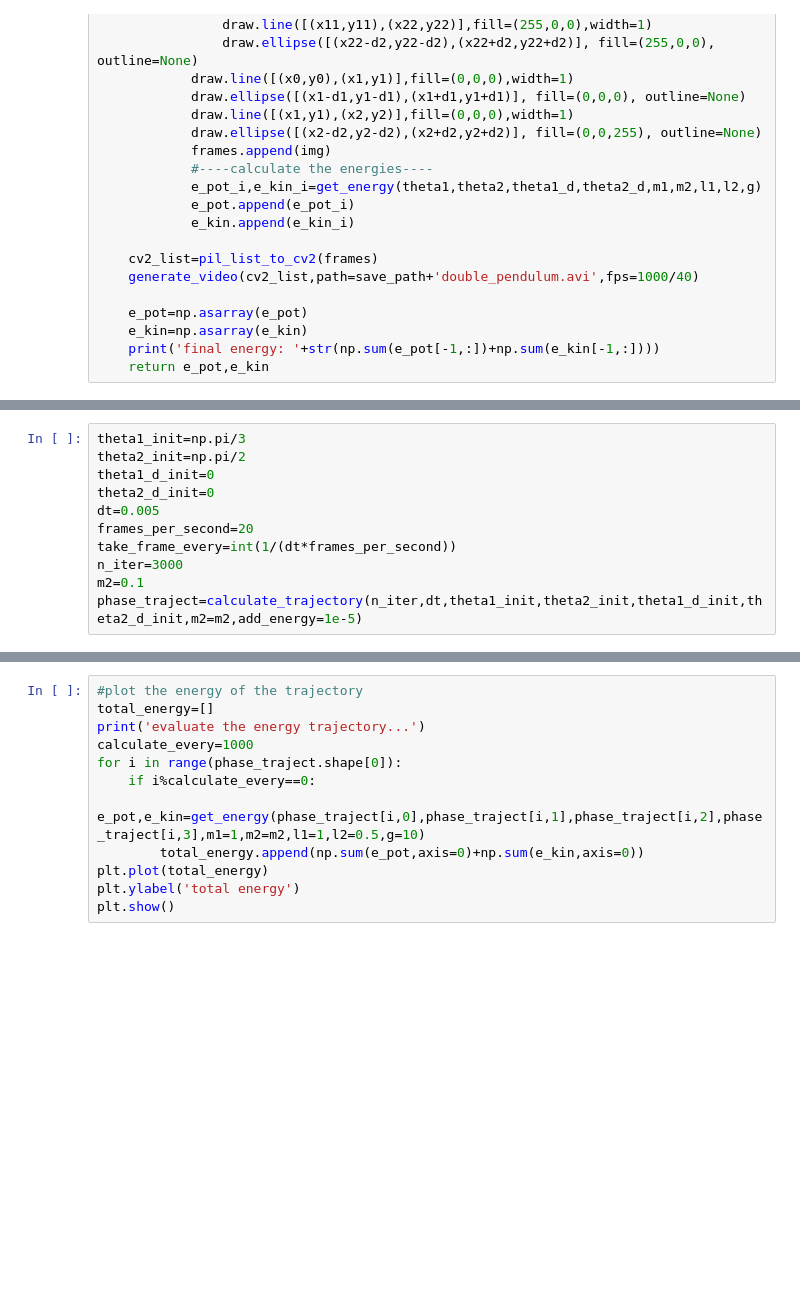
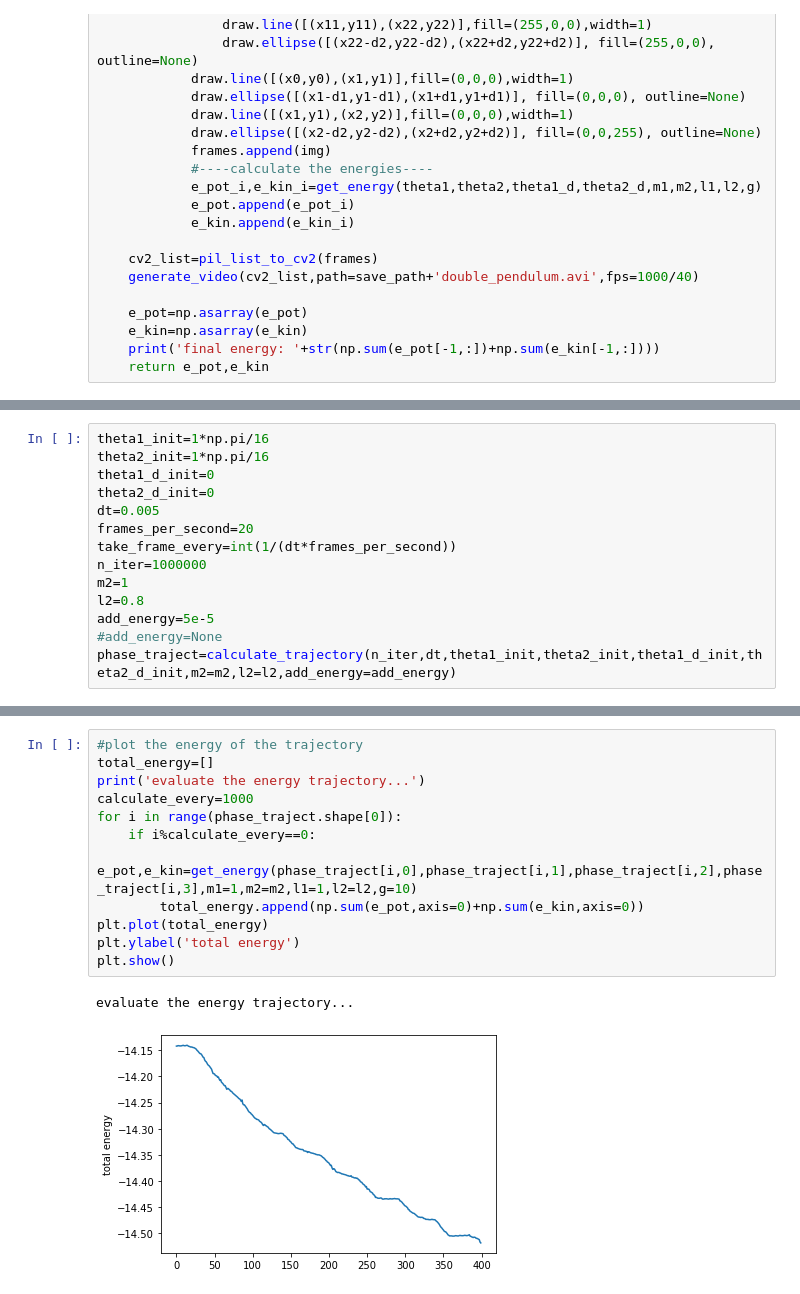
Before and after one commit to giaco91/Double_pendulum, a Jupyter notebook: sound_of_doublependulum.ipynb, the cells around one changed output, grey strips where cells are left out. Saved outputs shown, nothing was run; the diff lists cells and outputs as text; blank space fills up the shorter version.

```diff
--- a/sound_of_doublependulum.ipynb
+++ b/sound_of_doublependulum.ipynb
@@ -237,14 +263,17 @@ def render_traject_to_wave(phase_traject,img_res=1,m1=1,m2=1,l1=1,l2=0.5,g=10,sa
 	print('done!')
 # %%
-theta1_init=np.pi/3
-theta2_init=np.pi/2
+theta1_init=1*np.pi/16
+theta2_init=1*np.pi/16
 theta1_d_init=0
 theta2_d_init=0
 dt=0.005
 frames_per_second=20
 take_frame_every=int(1/(dt*frames_per_second))
-n_iter=3000
-m2=0.1
-phase_traject=calculate_trajectory(n_iter,dt,theta1_init,theta2_init,theta1_d_init,theta2_d_init,m2=m2,add_energy=1e-5)
+n_iter=1000000
+m2=1
+l2=0.8
+add_energy=5e-5
+#add_energy=None
+phase_traject=calculate_trajectory(n_iter,dt,theta1_init,theta2_init,theta1_d_init,theta2_d_init,m2=m2,l2=l2,add_energy=add_energy)
 # %% [output]
 calculate phase trajectory....
@@ -259,15 +314,18 @@ done!
 # %%
 #plot the energy of the trajectory
 total_energy=[]
 print('evaluate the energy trajectory...')
 calculate_every=1000
 for i in range(phase_traject.shape[0]):
 	if i%calculate_every==0:
-		e_pot,e_kin=get_energy(phase_traject[i,0],phase_traject[i,1],phase_traject[i,2],phase_traject[i,3],m1=1,m2=m2,l1=1,l2=0.5,g=10)
+		e_pot,e_kin=get_energy(phase_traject[i,0],phase_traject[i,1],phase_traject[i,2],phase_traject[i,3],m1=1,m2=m2,l1=1,l2=l2,g=10)
 		total_energy.append(np.sum(e_pot,axis=0)+np.sum(e_kin,axis=0))
 plt.plot(total_energy)
 plt.ylabel('total energy')
 plt.show()
+# %% [output]
+evaluate the energy trajectory...
+[figure, added]
 # %%
 #render the trajectory to video
 e_pot,e_kin=render_phase_traject(phase_traject[:10000],img_res=0.25,take_frame_every=int(4/dt/100),m2=m2,second_phase_traject=None)
```
Also changed, not shown: parts of 8 cells of this notebook, 5 other files.
